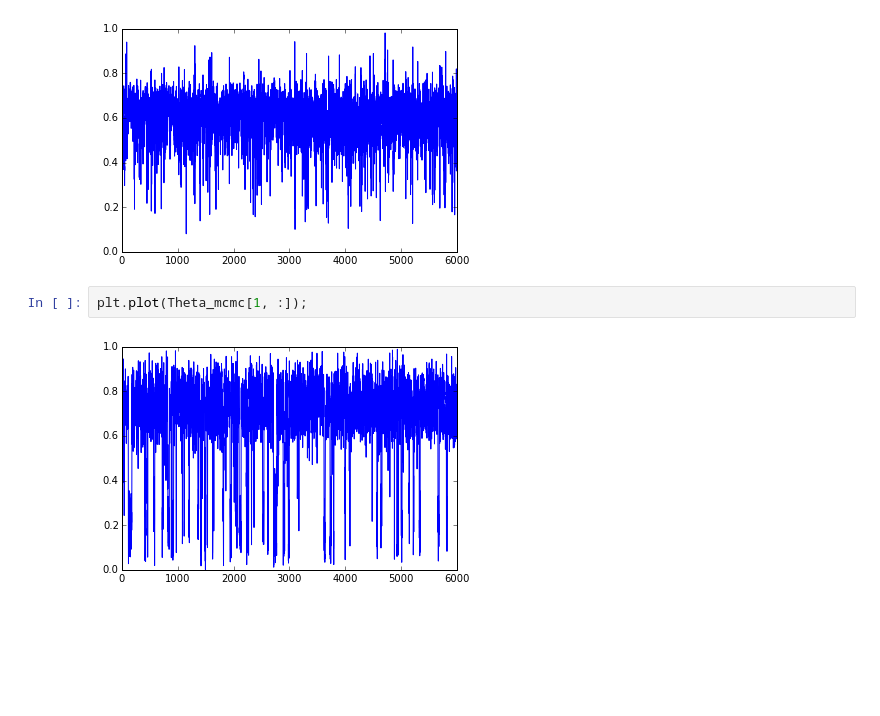
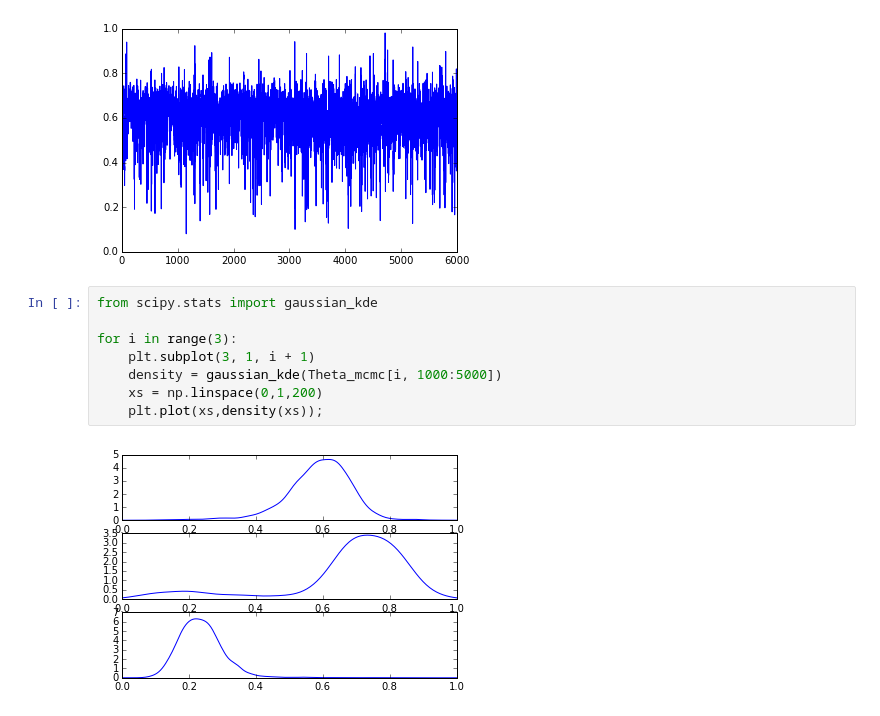
Before and after one commit to LaDilettante/changepoint_model, a Jupyter notebook: binary_sampler.ipynb, the cells around one changed output. Saved outputs shown, nothing was run; the diff lists cells and outputs as text; blank space fills up the shorter version.

```diff
--- a/binary_sampler.ipynb
+++ b/binary_sampler.ipynb
@@ -32,7 +32,13 @@ Theta_mcmc.shape
 plt.plot(Theta_mcmc[0, :]);
 # %% [output]
 [figure]
-# %%
-plt.plot(Theta_mcmc[1, :]);
-# %% [output]
-[figure, removed]
+# %%
+from scipy.stats import gaussian_kde
+
+for i in range(3):
+    plt.subplot(3, 1, i + 1)
+    density = gaussian_kde(Theta_mcmc[i, 1000:5000])
+    xs = np.linspace(0,1,200)
+    plt.plot(xs,density(xs));
+# %% [output]
+[figure, added]
```
Also changed, not shown: 20 other files.
